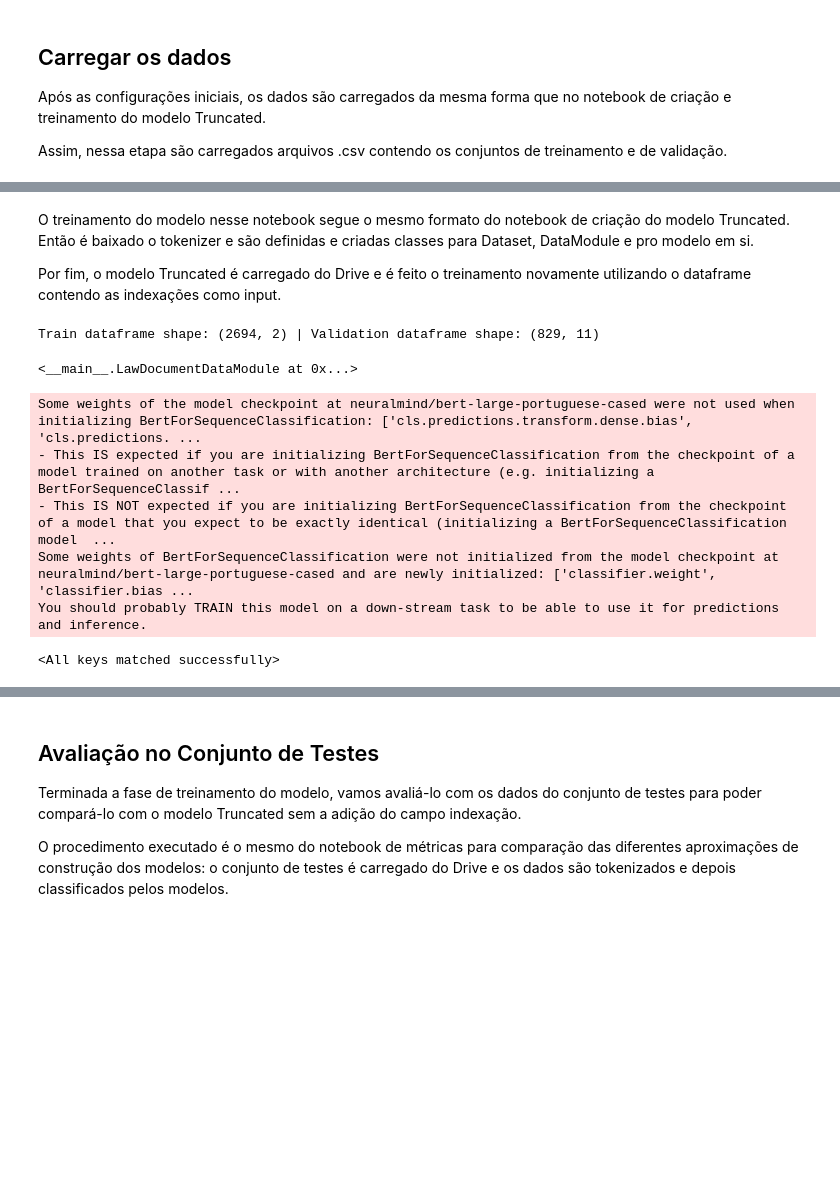
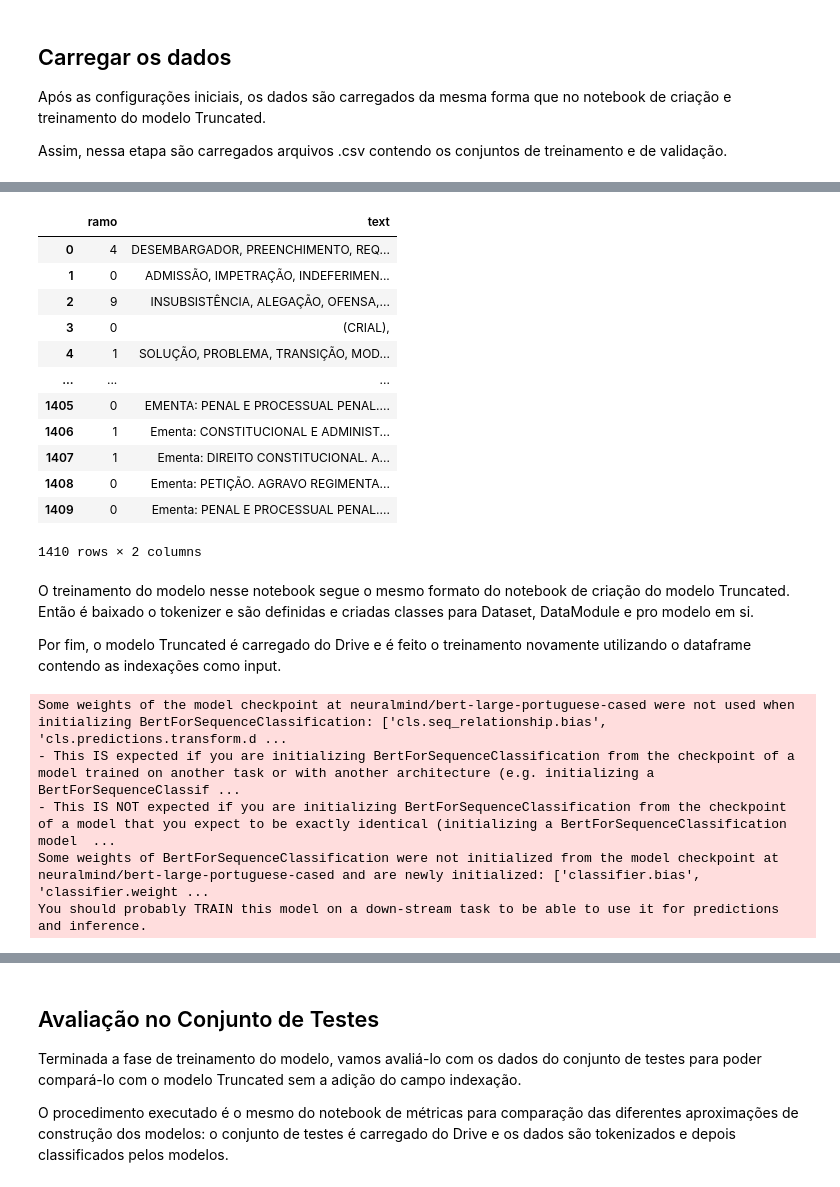
Before and after one commit to yurickyh/JudgementClassifier, a Jupyter notebook: model/Index on Model-Word_Truncated.ipynb, the cells around one changed output, grey strips where cells are left out. Drawn from its saved outputs; the diff is of its cells as text; code cells hidden in the pictures; blank space fills up the shorter version.

```diff
--- a/model/Index on Model-Word_Truncated.ipynb
+++ b/model/Index on Model-Word_Truncated.ipynb
@@ -155,3 +235,60 @@ documents
+# %%
+# Process the indexação column on validation dataset
+ramos_val = []
+indexes_val = []
+for i, index in enumerate(documents_val['indexacao'].tolist()):
+  x = re.sub('[\]\[\']', '', index)
+  x = x.replace('VIDE EMENTA', '').replace('AGUARDANDO INDEXAÇÃO', '') \
+    .replace('MIN', '').replace('VOTO VENCIDO', '') \
+    .replace('SUPREMO TRIBUNAL FEDERAL (STF)', '') \
+    .replace('STF', '') \
+    .replace('DIREITO', '') \
+    .replace('(STF)', '') \
+    .replace('MARCO AURÉLIO', '') \
+    .replace('QUESTÃO DE ORDEM: VOTO VENCIDO', '') \
+    .replace('GILMAR MENDES', '') \
+    .replace('LUIZ FUX', '') \
+    .replace('AYRES BRITTO', '') \
+    .replace('CELSO DE MELLO', '') \
+    .replace('RICARDO LEWANDOWSKI', '') \
+    .replace('ROBERTO BARROSO', '') \
+    .replace('CEZAR PELUSO', '') \
+    .replace('CARMEN LÚCIA', '') \
+    .replace('DIAS TOFFOLI', '') \
+    .replace('EDSON FACHIN', '') \
+    .replace('ROSA WEBER', '') \
+    .replace('JOAQUIM BARBOSA', '') \
+    .replace('MINISTRO', '') \
+    .replace('TEORI ZAVASCKI', '') \
+    .replace('ALEXANDRE MORAES', '') \
+    .replace('ELLEN GRACIE', '') \
+    .replace('CARLOS VELLOSO', '') \
+    .replace(':', ',') \
+    .replace(', ,', ',')
+  x1 = re.sub('^, ,', '', x)
+  if x1 != '':
+    indexes_val.append(x1)
+    ramos_val.append(documents_val['ramo'][i])
+documents_validation = pd.DataFrame(list(zip(ramos_val, indexes_val)),
+               columns = ['ramo', 'text'])
+for row in documents_val.iterrows():
+  tmp = pd.DataFrame({'ramo': [row[1].ramo], 'text': [row[1].ementa]})
+  documents_validation = pd.concat([documents_validation, tmp], ignore_index = True, axis = 0)
+documents_validation
+# %% [output]
+|  | ramo | text |
+| 0 | 4 | DESEMBARGADOR, PREENCHIMENTO, REQ... |
+| 1 | 0 | ADMISSÃO, IMPETRAÇÃO, INDEFERIMEN... |
+| 2 | 9 | INSUBSISTÊNCIA, ALEGAÇÃO, OFENSA,... |
+| 3 | 0 | (CRIAL), |
+| 4 | 1 | SOLUÇÃO, PROBLEMA, TRANSIÇÃO, MOD... |
+| ... | ... | ... |
+| 1405 | 0 | EMENTA: PENAL E PROCESSUAL PENAL.... |
+| 1406 | 1 | Ementa: CONSTITUCIONAL E ADMINIST... |
+| 1407 | 1 | Ementa: DIREITO CONSTITUCIONAL. A... |
+| 1408 | 0 | Ementa: PETIÇÃO. AGRAVO REGIMENTA... |
+| 1409 | 0 | Ementa: PENAL E PROCESSUAL PENAL.... |
+1410 rows × 2 columns
 # %% [markdown]
 O treinamento do modelo nesse notebook segue o mesmo formato do notebook de criação do modelo Truncated. Então é baixado o tokenizer e são definidas e criadas classes para Dataset, DataModule e pro modelo em si.
 
@@ -216,9 +330,2 @@ class LawDocumentDataModule(pl.LightningDataModule):
 # %%
 tokenizer = BertTokenizer.from_pretrained(CONSTANTS['BERT_MODEL_NAME'])
-# %%
-data_module = LawDocumentDataModule(documents, documents_val, tokenizer, batch_size=HYPERPARAMETERS['BATCH_SIZE'], max_token_length=HYPERPARAMETERS['MAX_NUMBER_TOKENS'])
-data_module.setup()
-data_module
-# %% [output]
-Train dataframe shape: (2694, 2) | Validation dataframe shape: (829, 11)
-<__main__.LawDocumentDataModule at 0x...>
@@ -312,10 +403,15 @@ class LawDocumentClassifier(pl.LightningModule):
 # %%
-model = LawDocumentClassifier(HYPERPARAMETERS['NUMBER_OF_BRANCHES'], len(documents) // HYPERPARAMETERS['BATCH_SIZE'], HYPERPARAMETERS['EPOCHS'], HYPERPARAMETERS['LEARNING_RATE'])
-model.load_state_dict(torch.load(CONSTANTS['MODEL_PATH']))
+model = LawDocumentClassifier(
+    HYPERPARAMETERS['NUMBER_OF_BRANCHES'],
+    steps_per_epoch=len(documents_train) // HYPERPARAMETERS['BATCH_SIZE'],
+    epochs=HYPERPARAMETERS['EPOCHS'],
+    learning_rate=HYPERPARAMETERS['LEARNING_RATE'],
+    weight_decay=HYPERPARAMETERS['WEIGHT_DECAY'],
+    warm_up_proportion=HYPERPARAMETERS['WARM_UP_PROPORTION']
+)
 # %% [output]
-Some weights of the model checkpoint at neuralmind/bert-large-portuguese-cased were not used when initializing BertForSequenceClassification: ['cls.predictions.transform.dense.bias', 'cls.predictions. ...
+Some weights of the model checkpoint at neuralmind/bert-large-portuguese-cased were not used when initializing BertForSequenceClassification: ['cls.seq_relationship.bias', 'cls.predictions.transform.d ...
 - This IS expected if you are initializing BertForSequenceClassification from the checkpoint of a model trained on another task or with another architecture (e.g. initializing a BertForSequenceClassif ...
 - This IS NOT expected if you are initializing BertForSequenceClassification from the checkpoint of a model that you expect to be exactly identical (initializing a BertForSequenceClassification model  ...
-Some weights of BertForSequenceClassification were not initialized from the model checkpoint at neuralmind/bert-large-portuguese-cased and are newly initialized: ['classifier.weight', 'classifier.bias ...
+Some weights of BertForSequenceClassification were not initialized from the model checkpoint at neuralmind/bert-large-portuguese-cased and are newly initialized: ['classifier.bias', 'classifier.weight ...
 You should probably TRAIN this model on a down-stream task to be able to use it for predictions and inference.
-<All keys matched successfully>
```
Also changed, not shown: parts of 21 cells of this notebook, 1 other file.
